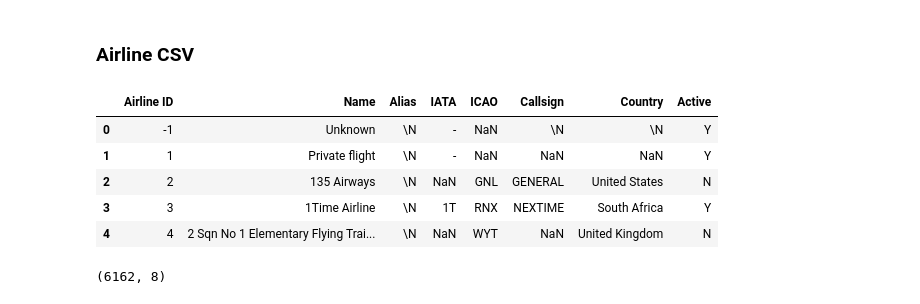
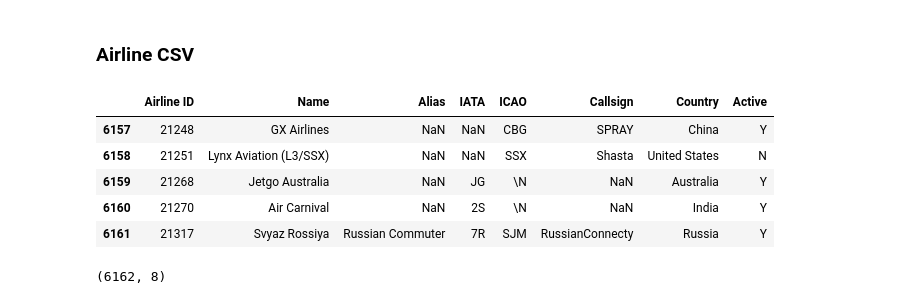
Before and after one commit to scottschriver/NSS_Capstone, a Jupyter notebook: Notebooks/Flight_delays.ipynb, the cells around one changed output. Drawn from its saved outputs; the diff is of its cells as text; code cells hidden in the pictures.

```diff
--- a/Notebooks/Flight_delays.ipynb
+++ b/Notebooks/Flight_delays.ipynb
@@ -6,14 +6,14 @@ import seaborn as sns
 ### Airline CSV
 # %%
 airlines = pd.read_csv('../Data/airlines.csv')
-airlines.head()
+airlines.tail()
 # %% [output]
 |  | Airline ID | Name | Alias | IATA | ICAO | Callsign | Country | Active |
-| 0 | -1 | Unknown | \N | - | NaN | \N | \N | Y |
-| 1 | 1 | Private flight | \N | - | NaN | NaN | NaN | Y |
-| 2 | 2 | 135 Airways | \N | NaN | GNL | GENERAL | United States | N |
-| 3 | 3 | 1Time Airline | \N | 1T | RNX | NEXTIME | South Africa | Y |
-| 4 | 4 | 2 Sqn No 1 Elementary Flying Trai... | \N | NaN | WYT | NaN | United Kingdom | N |
+| 6157 | 21248 | GX Airlines | NaN | NaN | CBG | SPRAY | China | Y |
+| 6158 | 21251 | Lynx Aviation (L3/SSX) | NaN | NaN | SSX | Shasta | United States | N |
+| 6159 | 21268 | Jetgo Australia | NaN | JG | \N | NaN | Australia | Y |
+| 6160 | 21270 | Air Carnival | NaN | 2S | \N | NaN | India | Y |
+| 6161 | 21317 | Svyaz Rossiya | Russian Commuter | 7R | SJM | RussianConnecty | Russia | Y |
 # %%
 #how many rows?
 airlines.shape
```
Also changed, not shown: parts of 32 cells of this notebook.
